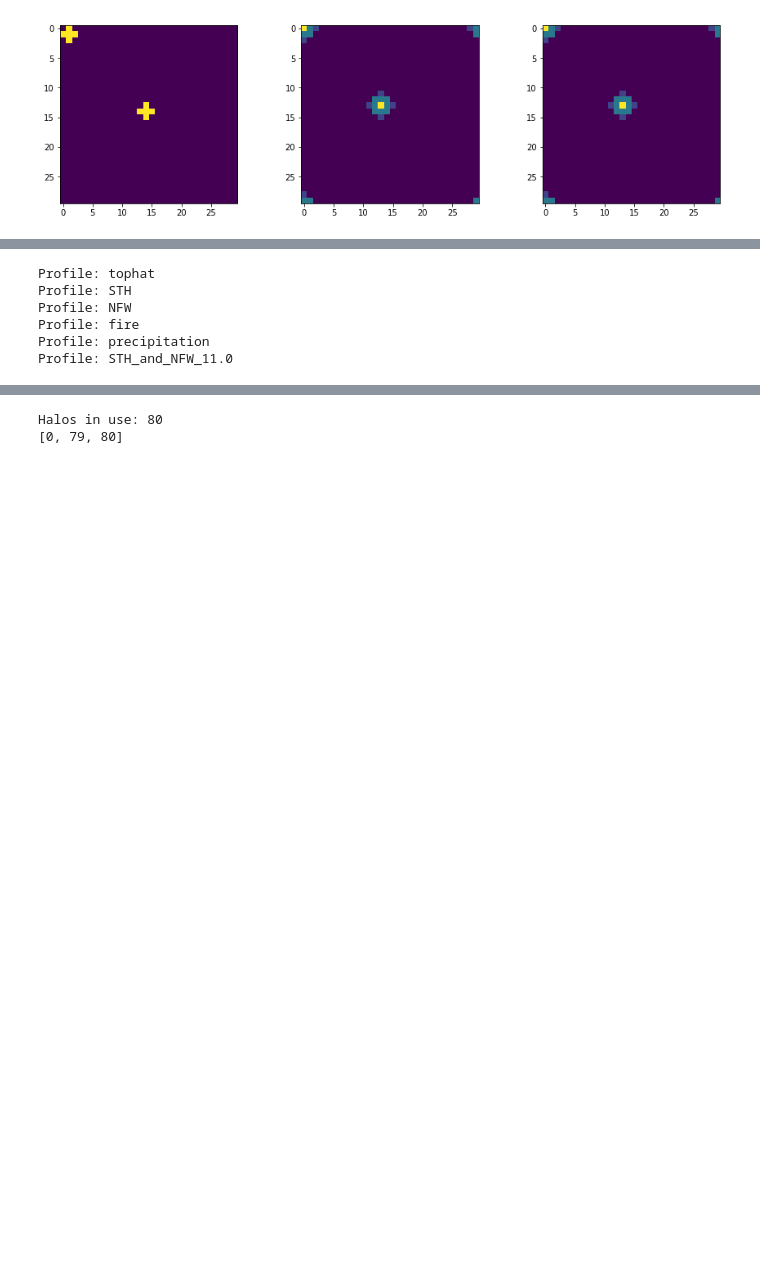
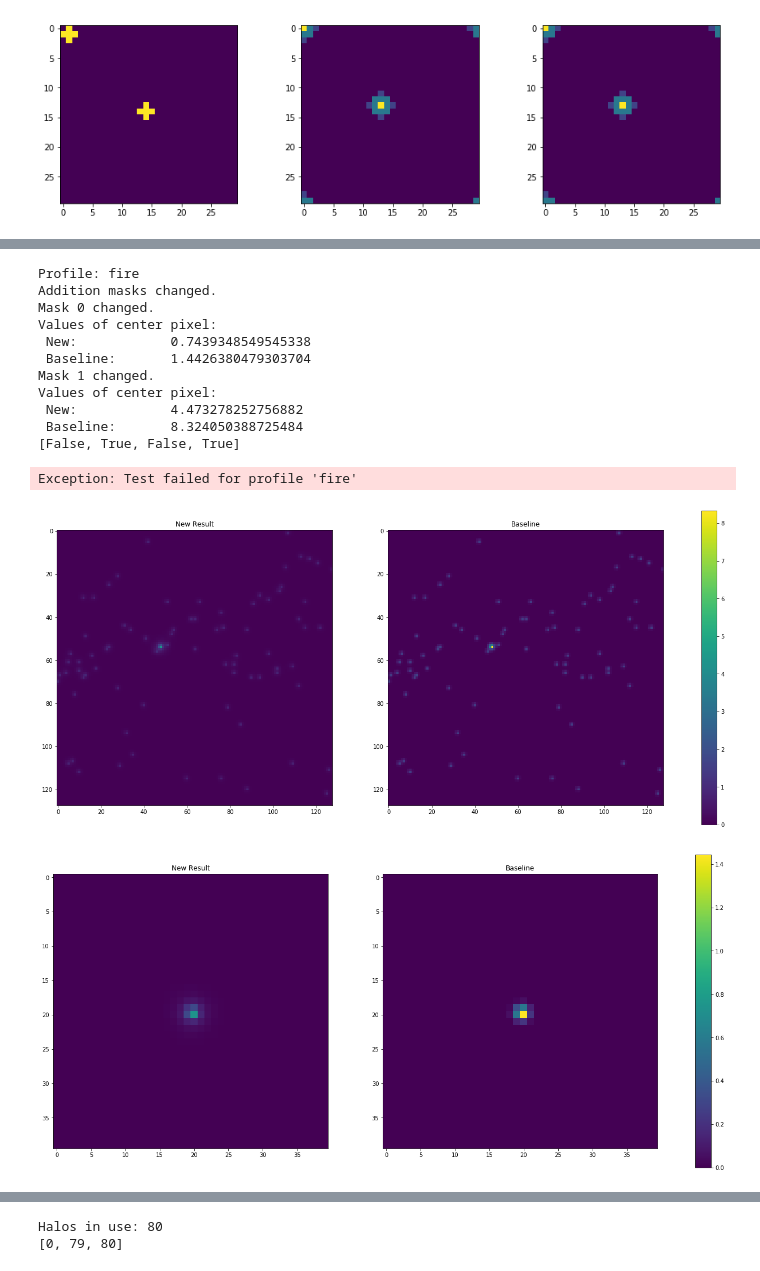
Before and after one commit to ianw89/cgm-brush, a Jupyter notebook: src/tests.ipynb, the cells around one changed output, grey strips where cells are left out. Cells and saved outputs as stored; diff of their text form; code cells hidden in the pictures; blank space fills up the shorter version.

```diff
--- a/src/tests.ipynb
+++ b/src/tests.ipynb
@@ -291,40 +272,66 @@ Performing Calculations for STH_and_NFW_12.01_256_2021-09-10
 # %%
 # Regression Testing for add_halos
 # The idea here is to baseline some so one can ensure that future changes to the code do not change the results (up to a tolerance)
+from testutils import *
 from cgmbrush import *
 import numpy as np
 
 REWRITE_BASELINES = False
 filename_header = "baseline_add_%s"
 
 provider = BolshoiProvider()
 halos = provider.get_halos(0).head(80)
 df, bins = create_halo_array_for_convolution(halos, 1E9, 10**(15), 4)
-profiles = [TophatProfile(), SphericalTophatProfile(), NFWProfile(), FireProfile(), PrecipitationProfile(), MassDependentProfile(SphericalTophatProfile(extra=2), NFWProfile(), 1e11)]
+#profiles = [TophatProfile(), SphericalTophatProfile(), NFWProfile(), FireProfile(), PrecipitationProfile(), MassDependentProfile(SphericalTophatProfile(extra=2), NFWProfile(), 1e11)]
+profiles = [ FireProfile() ]
+profiles[0].debug = False
 
 for profile in profiles:
     print("Profile: %s" % profile.name)
-    results = add_halos(df, 2, bins, profile, 1, 0)
+    resolution = 2
+    results = add_halos(df, resolution, bins, profile, 1, 0)
 
     if REWRITE_BASELINES:
         saveArray(filename_header % profile.name, *results, folder=testFolder)
     else:
         baseline = loadArray(filename_header % profile.name, folder=testFolder)
         test_pass = [np.allclose(results[i], baseline[i], rtol=1e-10, atol=1e-3) for i in range(4)]
 
-        if not test_pass[0]:
+        if not test_pass[0]: # zoom in on the region where the 80 chosen halos are
             plot_grid_comparison(results[0][0:128, 0:128], baseline[0][0:128, 0:128])
+
+        if not test_pass[1]:
+            print("conv_rad changed.")
+            print("New Result: {}".format(results[1]))
+            print("Baseline: {}".format(baseline[1]))
+
+        if not test_pass[2]:
+            print("Addition masks changed.")
+            compare_mask_lists(results[2], baseline[2], resolution)
+
+        if not test_pass[3]:
+            print("Mvir_avg changed.")
+            print("New Result: {}".format(results[3]))
+            print("Baseline: {}".format(baseline[3]))
 
         if not all(test_pass):
             print(test_pass)
             raise Exception("Test failed for profile '%s'" % profile.name)
 
 if REWRITE_BASELINES:
     print("New regression test baselines written. Please set REWRITE_BASELINES to False now.")
 # %% [output]
-Profile: tophat
-Profile: STH
-Profile: NFW
 Profile: fire
-Profile: precipitation
-Profile: STH_and_NFW_11.0
+Addition masks changed.
+Mask 0 changed.
+Values of center pixel:
+ New:            0.7439348549545338
+ Baseline:       1.4426380479303704
+Mask 1 changed.
+Values of center pixel:
+ New:            4.473278252756882
+ Baseline:       8.324050388725484
+[False, True, False, True]
+Exception: Test failed for profile 'fire'
+[figure, added]
+[figure, added]
```
Also changed, not shown: parts of 9 cells of this notebook, 4 other files.
